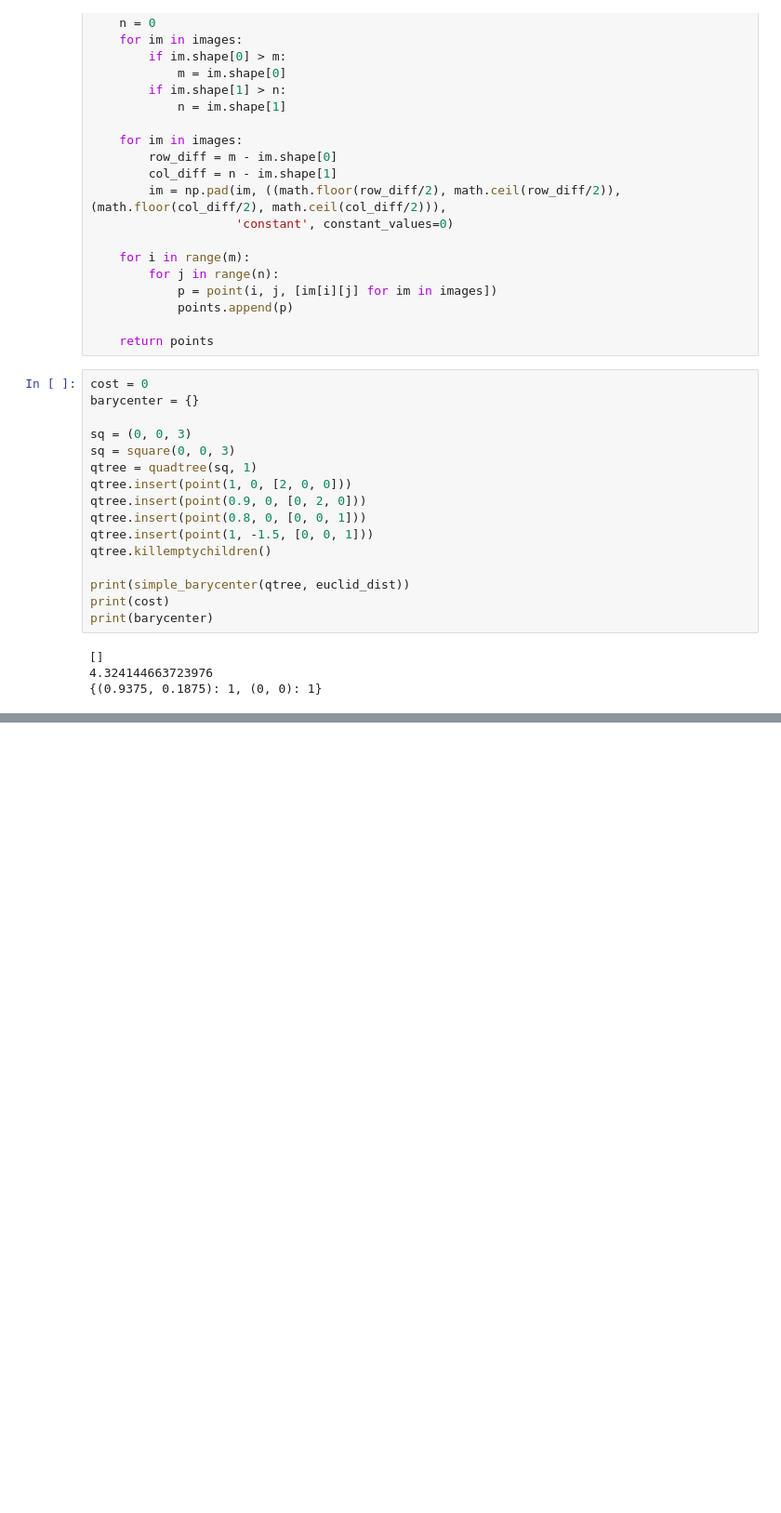
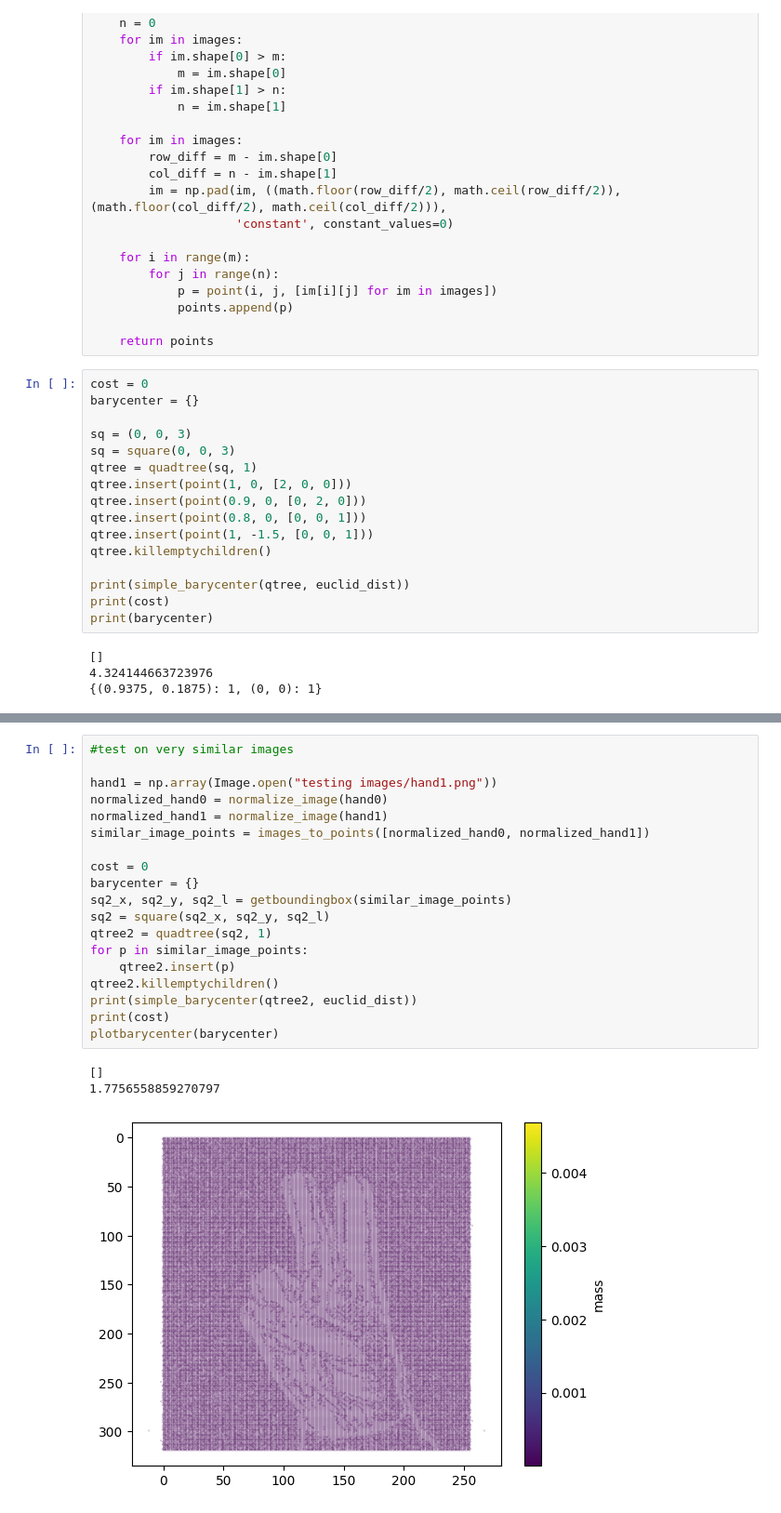
Before and after one commit to ethanyc04/csplus-ot, a Jupyter notebook: barycenter_testing.ipynb, the cells around one changed output, grey strips where cells are left out. Shown: that part at 93% size. Cells and saved outputs as stored; diff of their text form; blank space fills up the shorter version.

```diff
--- a/barycenter_testing.ipynb
+++ b/barycenter_testing.ipynb
@@ -420,0 +421,23 @@ plotbarycenter(barycenter)
+# %%
+#test on very similar images
+
+hand1 = np.array(Image.open("testing images/hand1.png"))
+normalized_hand0 = normalize_image(hand0)
+normalized_hand1 = normalize_image(hand1)
+similar_image_points = images_to_points([normalized_hand0, normalized_hand1])
+
+cost = 0
+barycenter = {}
+sq2_x, sq2_y, sq2_l = getboundingbox(similar_image_points)
+sq2 = square(sq2_x, sq2_y, sq2_l)
+qtree2 = quadtree(sq2, 1)
+for p in similar_image_points:
+    qtree2.insert(p)
+qtree2.killemptychildren()
+print(simple_barycenter(qtree2, euclid_dist))
+print(cost)
+plotbarycenter(barycenter)
+# %% [output]
+[]
+1.7756558859270797
+[figure, added]
```
Also changed, not shown: parts of 3 cells of this notebook, 1 other file.
